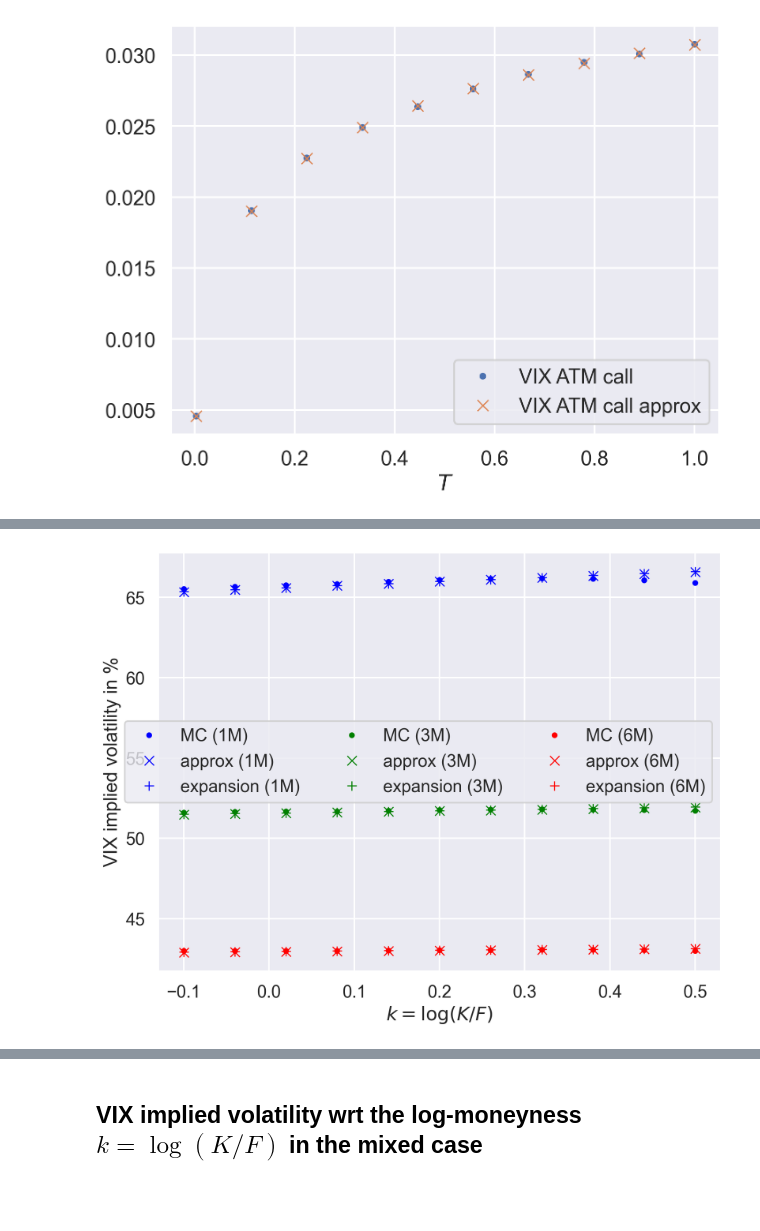
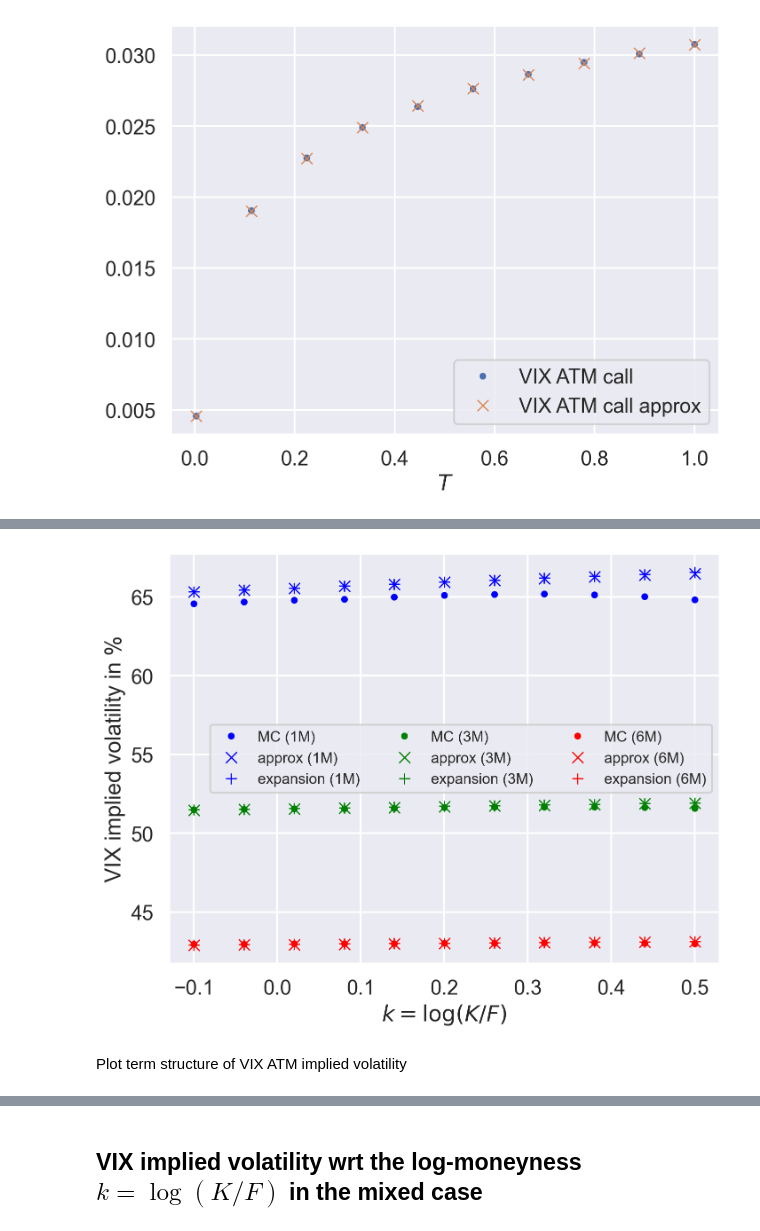
Before and after one commit to fbourgey/rough-bergomi, a Jupyter notebook: vix_weak_approx.ipynb, the cells around one changed output, grey strips where cells are left out. Saved outputs shown, nothing was run; the diff lists cells and outputs as text; code cells hidden in the pictures; blank space fills up the shorter version.

Commit message:
add new tests and xi0 parametrization (heston)

```diff
--- a/vix_weak_approx.ipynb
+++ b/vix_weak_approx.ipynb
@@ -209,30 +243,22 @@ plt.show()
 # %%
-params = {
-    "s0": 1.0,
-    "xi0": lambda u: np.ones_like(u) * 0.235**2,
-    "rho": -0.7,
-    "H": 0.1,
-    "eta": 1.0,
-}
-
-rbergomi = RoughBergomi(**params)
-
-k = np.linspace(-0.1, 0.5, 11)
-
-impvol_vix = {
-    month: rbergomi.implied_vol_vix(k=k, T=T, n_disc=n_disc, n_mc=n_mc, seed=SEED)
-    for month, T in mats.items()
-}
+# log moneyness
+ks = np.linspace(-0.1, 0.5, 11)
+# %%
+# VIX implied volatilities from Monte Carlo
+impvol_vix = {
+    month: rbergomi.implied_vol_vix(k=ks, T=T, n_disc=n_disc, n_mc=n_mc, seed=SEED)
+    for month, T in mats.items()
+}
 # %%
 # VIX implied vol from weak approximation
 impvol_vix_approx = {
-    month: rbergomi.implied_vol_vix_approx(k=k, T=T, order=3)
+    month: rbergomi.implied_vol_vix_approx(k=ks, T=T, order=3)
     for month, T in mats.items()
 }
 # %%
 # VIX implied vol from expansion formula
 impvol_vix_expansion = {
-    month: rbergomi.implied_vol_vix_expansion(k=k, T=T, order=2)
+    month: rbergomi.implied_vol_vix_expansion(k=ks, T=T, order=2)
     for month, T in mats.items()
 }
 # %%
@@ -250,24 +276,33 @@ impvol_vix_expansion
 # %%
-fig, ax = plt.subplots(figsize=(1.2 * 8, 1.2 * 6))
+fig, ax = plt.subplots()
 for i, month in enumerate(mats.keys()):
-    ax.plot(k, 100 * impvol_vix[month], ".", color=COLORS[i], label=f"MC ({month})")
     ax.plot(
-        k,
+        ks,
+        100 * impvol_vix[month],
+        ".",
+        color=COLORS[i],
+        label=f"MC ({month})",
+    )
+    ax.plot(
+        ks,
         100 * impvol_vix_approx[month],
         "x",
         color=COLORS[i],
         label=f"approx ({month})",
     )
     ax.plot(
-        k,
+        ks,
         100 * impvol_vix_expansion[month],
         "+",
         color=COLORS[i],
         label=f"expansion ({month})",
     )
 ax.set_xlabel(r"$k=\log(K/F)$")
 ax.set_ylabel("VIX implied volatility in %")
-ax.legend(ncol=3)
+ax.legend(ncol=3, fontsize=12, loc="best")
+# ax.set_ylim(20, 100)
 plt.show()
 # %% [output]
-[figure, old version]
+[figure, new version]
+# %% [markdown]
+Plot term structure of VIX ATM implied volatility
```
Also changed, not shown: parts of 16 cells of this notebook, 2 other files.
